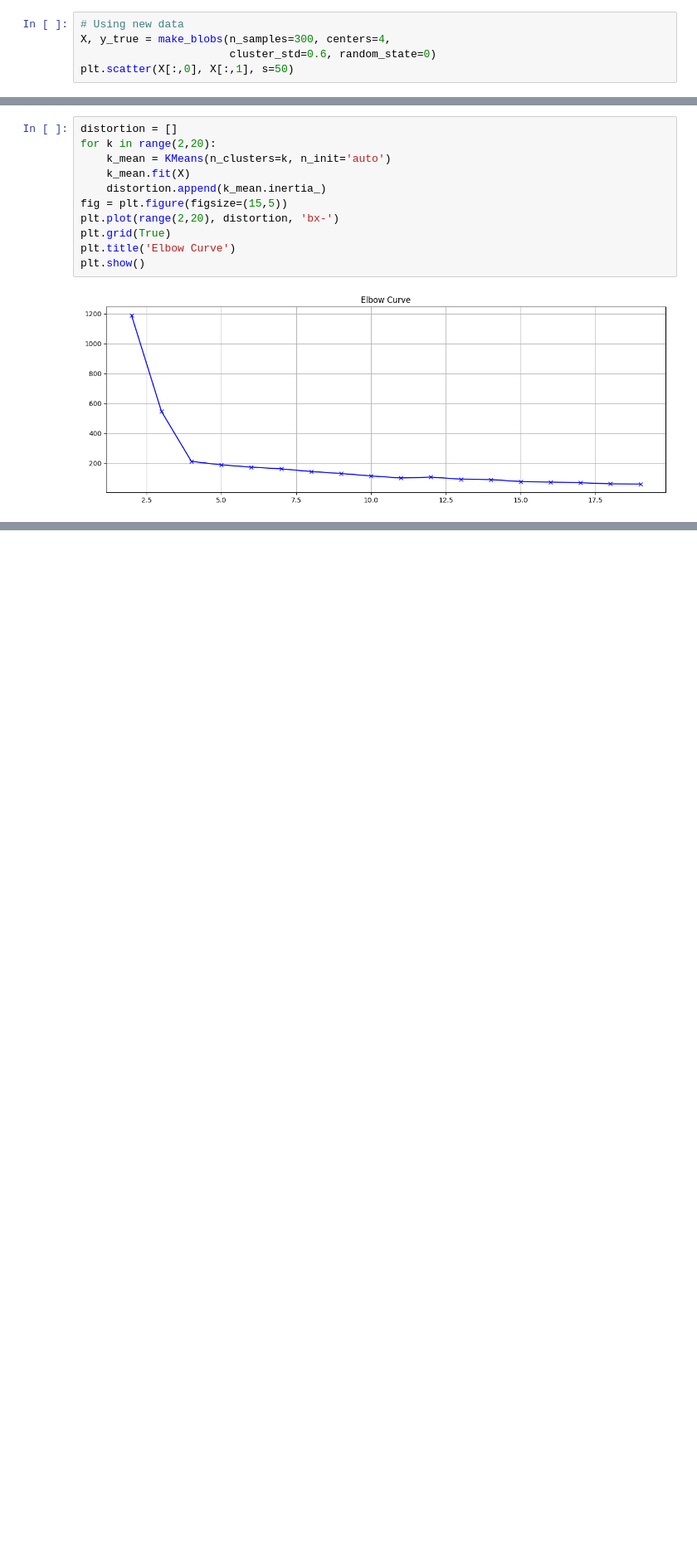
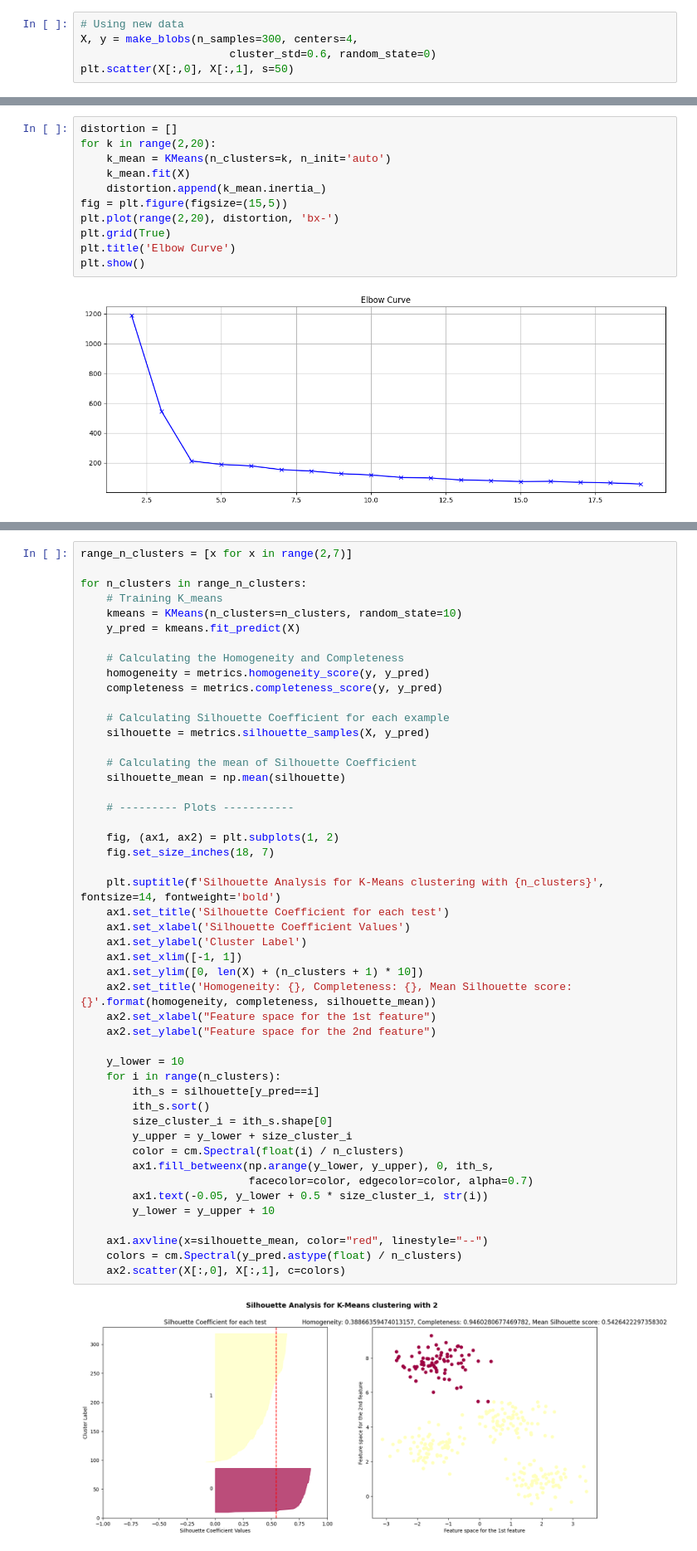
Before and after one commit to Darional/Data-Analysis-and-Python-Library-Codes, a Jupyter notebook: Data_Analysis_and_numpy/08_Unsupervised_Learning.ipynb, the cells around one changed output, grey strips where cells are left out. Shown at 83% size. Cells and saved outputs as stored; diff of their text form; blank space fills up the shorter version.

Commit message:
Completed the Unit of KMean

```diff
--- a/Data_Analysis_and_numpy/08_Unsupervised_Learning.ipynb
+++ b/Data_Analysis_and_numpy/08_Unsupervised_Learning.ipynb
@@ -372,7 +373,7 @@ plt.show()
 To get the optimal number of clusters, is used the **Elbow Method**. It's an iterative calculus of the **Within-Cluster Sum of Squares (WCSS)** or also known as **Inertia** in Scikit-Learn. It's the sum of each point and the centroid asociated to that point.
 # %%
 # Using new data
-X, y_true = make_blobs(n_samples=300, centers=4,
+X, y = make_blobs(n_samples=300, centers=4,
                        cluster_std=0.6, random_state=0)
 plt.scatter(X[:,0], X[:,1], s=50)
 # %% [output]
@@ -399,0 +426,50 @@ We need more tools to measure the **quality of the clusters** to determine if wh
+# %%
+range_n_clusters = [x for x in range(2,7)]
+
+for n_clusters in range_n_clusters:
+    # Training K_means
+    kmeans = KMeans(n_clusters=n_clusters, random_state=10)
+    y_pred = kmeans.fit_predict(X)
+
+    # Calculating the Homogeneity and Completeness
+    homogeneity = metrics.homogeneity_score(y, y_pred)
+    completeness = metrics.completeness_score(y, y_pred)
+
+    # Calculating Silhouette Coefficient for each example
+    silhouette = metrics.silhouette_samples(X, y_pred)
+
+    # Calculating the mean of Silhouette Coefficient
+    silhouette_mean = np.mean(silhouette)
+
+    # --------- Plots -----------
+
+    fig, (ax1, ax2) = plt.subplots(1, 2)
+    fig.set_size_inches(18, 7)
+
+    plt.suptitle(f'Silhouette Analysis for K-Means clustering with {n_clusters}', fontsize=14, fontweight='bold')
+    ax1.set_title('Silhouette Coefficient for each test')
+    ax1.set_xlabel('Silhouette Coefficient Values')
+    ax1.set_ylabel('Cluster Label')
+    ax1.set_xlim([-1, 1])
+    ax1.set_ylim([0, len(X) + (n_clusters + 1) * 10])
+    ax2.set_title('Homogeneity: {}, Completeness: {}, Mean Silhouette score: {}'.format(homogeneity, completeness, silhouette_mean))
+    ax2.set_xlabel("Feature space for the 1st feature")
+    ax2.set_ylabel("Feature space for the 2nd feature")
+
+    y_lower = 10
+    for i in range(n_clusters):
+        ith_s = silhouette[y_pred==i]
+        ith_s.sort()
+        size_cluster_i = ith_s.shape[0]
+        y_upper = y_lower + size_cluster_i
+        color = cm.Spectral(float(i) / n_clusters)
+        ax1.fill_betweenx(np.arange(y_lower, y_upper), 0, ith_s,
+                          facecolor=color, edgecolor=color, alpha=0.7)
+        ax1.text(-0.05, y_lower + 0.5 * size_cluster_i, str(i))
+        y_lower = y_upper + 10
+
+    ax1.axvline(x=silhouette_mean, color="red", linestyle="--")
+    colors = cm.Spectral(y_pred.astype(float) / n_clusters)
+    ax2.scatter(X[:,0], X[:,1], c=colors)
+# %% [output]
+[figure, added]
```
Also changed, not shown: parts of 9 cells of this notebook.
